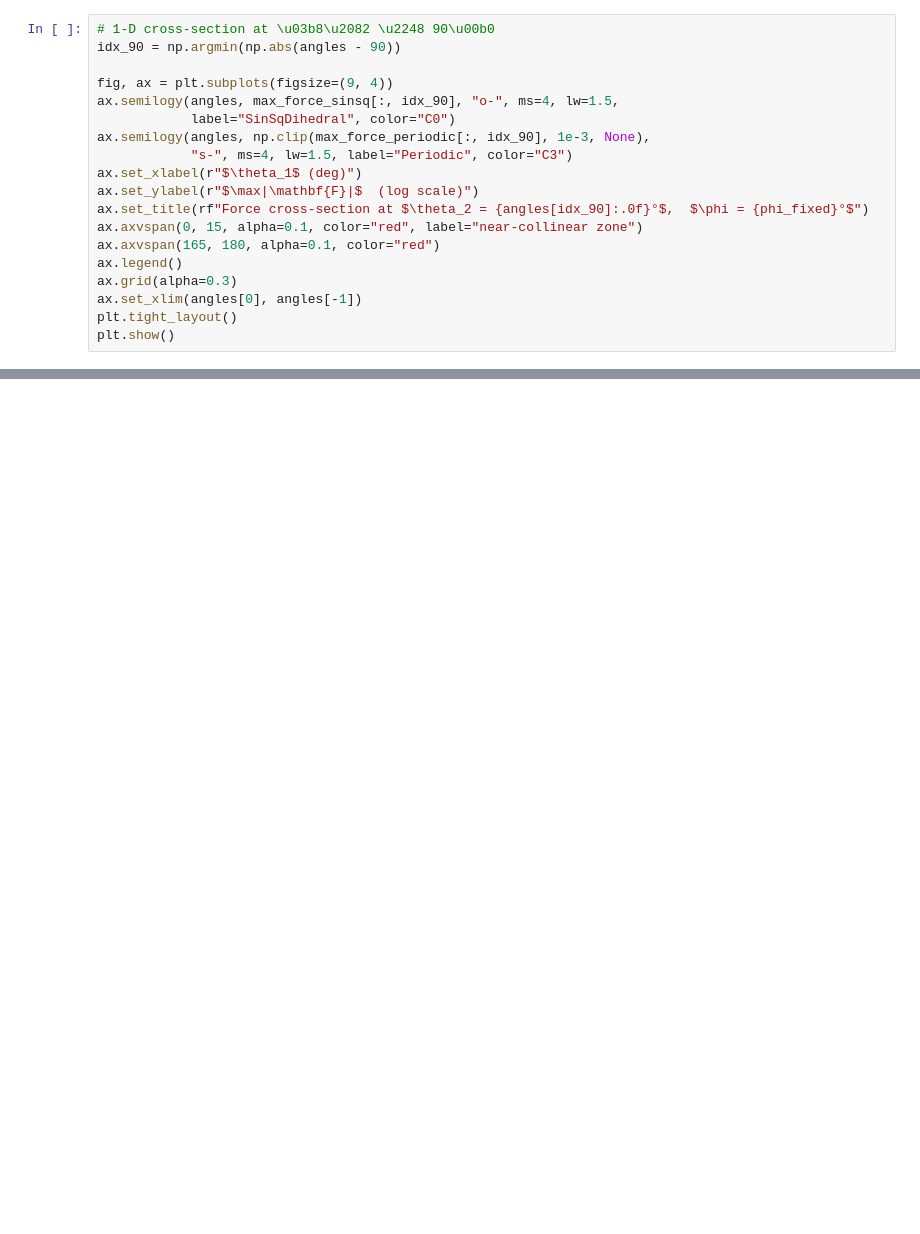
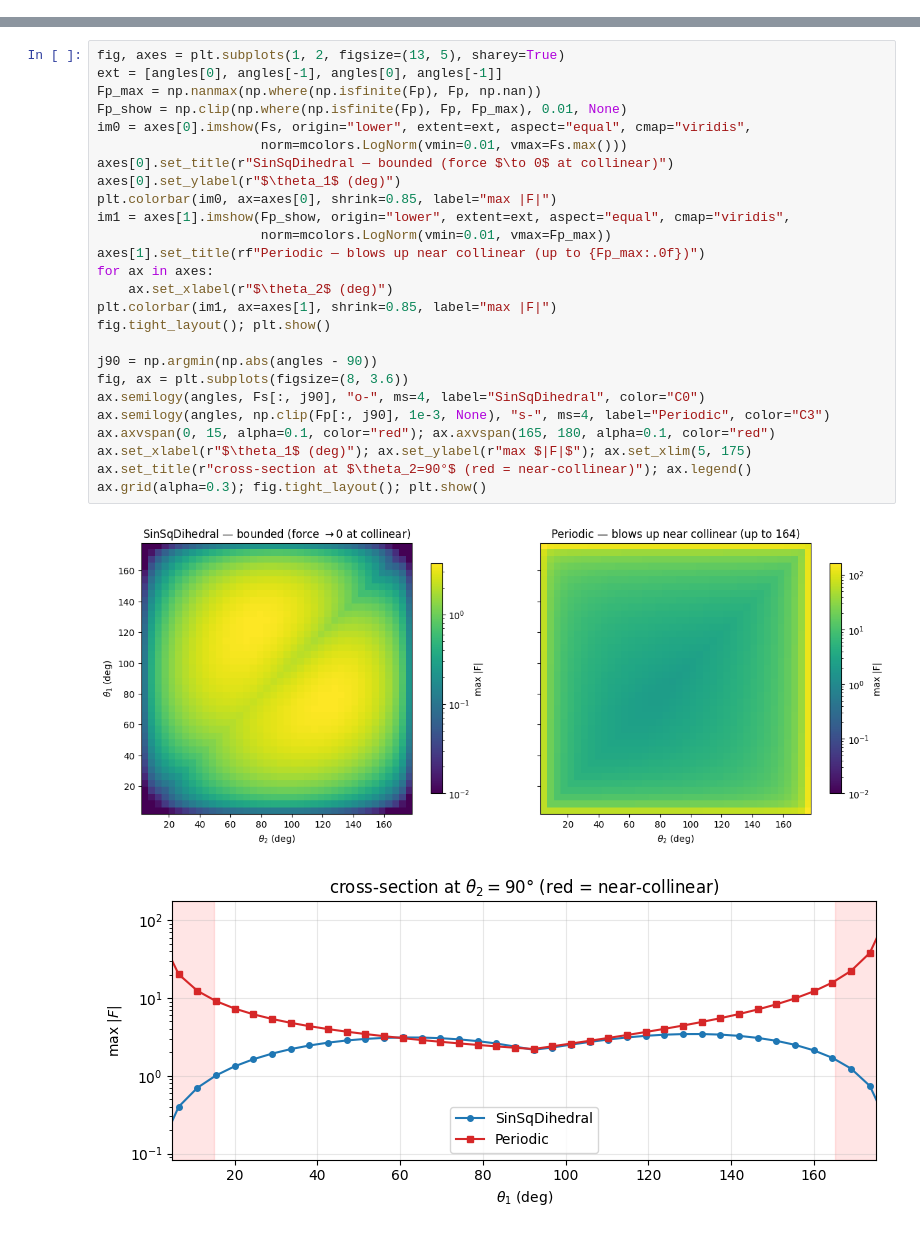
Before and after one commit to glab-vbc/hoomd-glab-plugins, a Jupyter notebook: docs/demo_sinsq_dihedral.ipynb, the cells around one changed output, grey strips where cells are left out. Drawn from its saved outputs; the diff is of its cells as text; blank space fills up the shorter version.

```diff
--- a/docs/demo_sinsq_dihedral.ipynb
+++ b/docs/demo_sinsq_dihedral.ipynb
@@ -203,19 +0,0 @@ divergence of `Periodic` near collinearity while `SinSqDihedral` stays bounded.
-# %%
-# 1-D cross-section at \u03b8\u2082 \u2248 90\u00b0
-idx_90 = np.argmin(np.abs(angles - 90))
-
-fig, ax = plt.subplots(figsize=(9, 4))
-ax.semilogy(angles, max_force_sinsq[:, idx_90], "o-", ms=4, lw=1.5,
-            label="SinSqDihedral", color="C0")
-ax.semilogy(angles, np.clip(max_force_periodic[:, idx_90], 1e-3, None),
-            "s-", ms=4, lw=1.5, label="Periodic", color="C3")
-ax.set_xlabel(r"$\theta_1$ (deg)")
-ax.set_ylabel(r"$\max|\mathbf{F}|$  (log scale)")
-ax.set_title(rf"Force cross-section at $\theta_2 = {angles[idx_90]:.0f}°$,  $\phi = {phi_fixed}°$")
-ax.axvspan(0, 15, alpha=0.1, color="red", label="near-collinear zone")
-ax.axvspan(165, 180, alpha=0.1, color="red")
-ax.legend()
-ax.grid(alpha=0.3)
-ax.set_xlim(angles[0], angles[-1])
-plt.tight_layout()
-plt.show()
@@ -708,0 +106,29 @@ plt.show()
+# %%
+fig, axes = plt.subplots(1, 2, figsize=(13, 5), sharey=True)
+ext = [angles[0], angles[-1], angles[0], angles[-1]]
+Fp_max = np.nanmax(np.where(np.isfinite(Fp), Fp, np.nan))
+Fp_show = np.clip(np.where(np.isfinite(Fp), Fp, Fp_max), 0.01, None)
+im0 = axes[0].imshow(Fs, origin="lower", extent=ext, aspect="equal", cmap="viridis",
+                     norm=mcolors.LogNorm(vmin=0.01, vmax=Fs.max()))
+axes[0].set_title(r"SinSqDihedral — bounded (force $\to 0$ at collinear)")
+axes[0].set_ylabel(r"$\theta_1$ (deg)")
+plt.colorbar(im0, ax=axes[0], shrink=0.85, label="max |F|")
+im1 = axes[1].imshow(Fp_show, origin="lower", extent=ext, aspect="equal", cmap="viridis",
+                     norm=mcolors.LogNorm(vmin=0.01, vmax=Fp_max))
+axes[1].set_title(rf"Periodic — blows up near collinear (up to {Fp_max:.0f})")
+for ax in axes:
+    ax.set_xlabel(r"$\theta_2$ (deg)")
+plt.colorbar(im1, ax=axes[1], shrink=0.85, label="max |F|")
+fig.tight_layout(); plt.show()
+
+j90 = np.argmin(np.abs(angles - 90))
+fig, ax = plt.subplots(figsize=(8, 3.6))
+ax.semilogy(angles, Fs[:, j90], "o-", ms=4, label="SinSqDihedral", color="C0")
+ax.semilogy(angles, np.clip(Fp[:, j90], 1e-3, None), "s-", ms=4, label="Periodic", color="C3")
+ax.axvspan(0, 15, alpha=0.1, color="red"); ax.axvspan(165, 180, alpha=0.1, color="red")
+ax.set_xlabel(r"$\theta_1$ (deg)"); ax.set_ylabel(r"max $|F|$"); ax.set_xlim(5, 175)
+ax.set_title(r"cross-section at $\theta_2=90°$ (red = near-collinear)"); ax.legend()
+ax.grid(alpha=0.3); fig.tight_layout(); plt.show()
+# %% [output]
+[figure, added]
+[figure, added]
```
Also changed, not shown: parts of 42 cells of this notebook, 3 other files.
